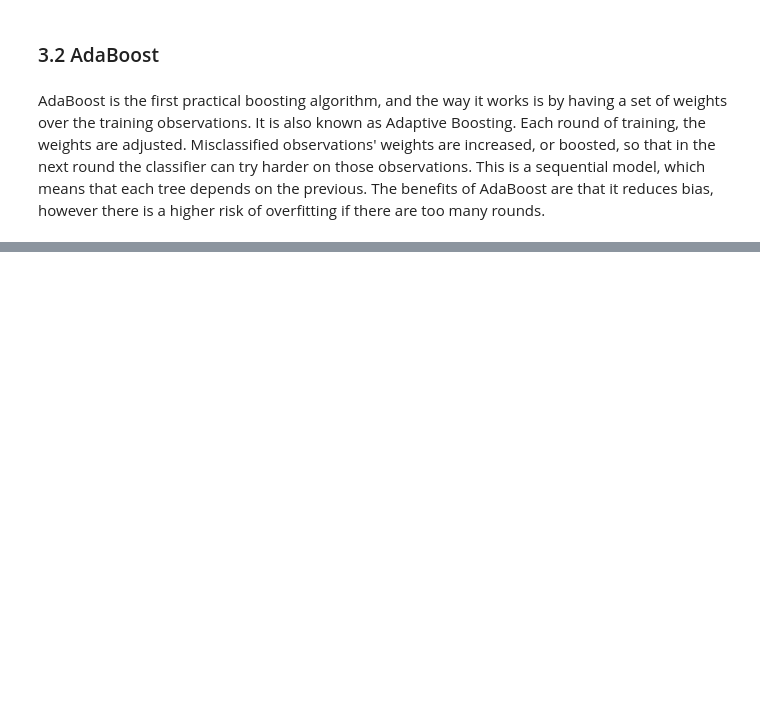
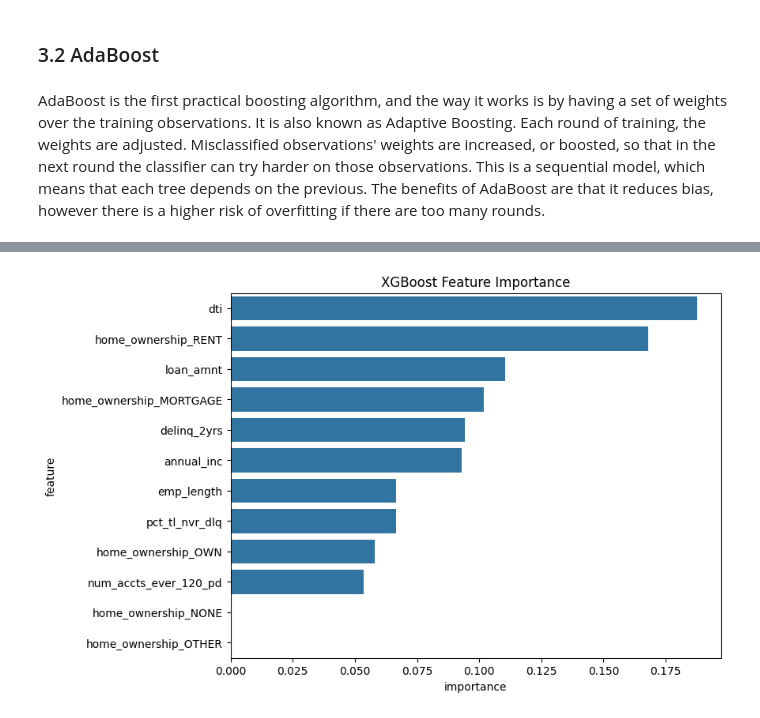
Before and after one commit to yangke34/RSM338-Assignment-5, a Jupyter notebook: RSM338 Assignment 5.ipynb, the cells around one changed output, grey strips where cells are left out. Drawn from its saved outputs; the diff is of its cells as text; code cells hidden in the pictures; blank space fills up the shorter version.

```diff
--- a/RSM338 Assignment 5.ipynb
+++ b/RSM338 Assignment 5.ipynb
@@ -552,0 +625,32 @@ AdaBoost is the first practical boosting algorithm, and the way it works is by h
+# %%
+from xgboost import XGBClassifier
+xgb = XGBClassifier(
+    random_state=23,
+    eval_metric="logloss",
+    use_label_encoder=False
+)
+param_grid_xgb = {
+    "n_estimators": [100, 200, 300, 400, 500, 600, 700, 800, 900,1000], #Tested from 100-1000 with 100 increments
+    "max_depth": [3, 5, 8], # Tested 3, 5, 8
+    "learning_rate": [0.01, 0.05, 0.10, 0.25, 0.1, 0.2, 0.3] # Tested 0.01, 0.05, 0.10, 0.25, 0.1, 0.2, 0.3
+}
+# Best Parameters: {'learning_rate': 0.05, 'max_depth': 3, 'n_estimators': 100}
+# %%
+start_xgb = time.time()
+
+xgb_grid = GridSearchCV(
+    estimator=xgb,
+    param_grid=param_grid_xgb,
+    cv=5,
+    scoring="roc_auc",
+    n_jobs=-1
+)
+
+xgb_grid.fit(X_train, y_train)
+
+end_xgb = time.time()
+xgb_time = end_xgb - start_xgb
+
+best_xgb = xgb_grid.best_estimator_
+
+print("Best Parameters:", xgb_grid.best_params_)
@@ -552,0 +706,12 @@ AdaBoost is the first practical boosting algorithm, and the way it works is by h
+# %%
+feature_importance_xgb = pd.DataFrame({
+    "feature": X_train.columns,
+    "importance": best_xgb.feature_importances_
+}).sort_values("importance", ascending=False)
+
+plt.figure(figsize=(8,6))
+sns.barplot(data=feature_importance_xgb, x="importance", y="feature")
+plt.title("XGBoost Feature Importance")
+plt.show()
+# %% [output]
+[figure, added]
```
Also changed, not shown: parts of 19 cells of this notebook.
